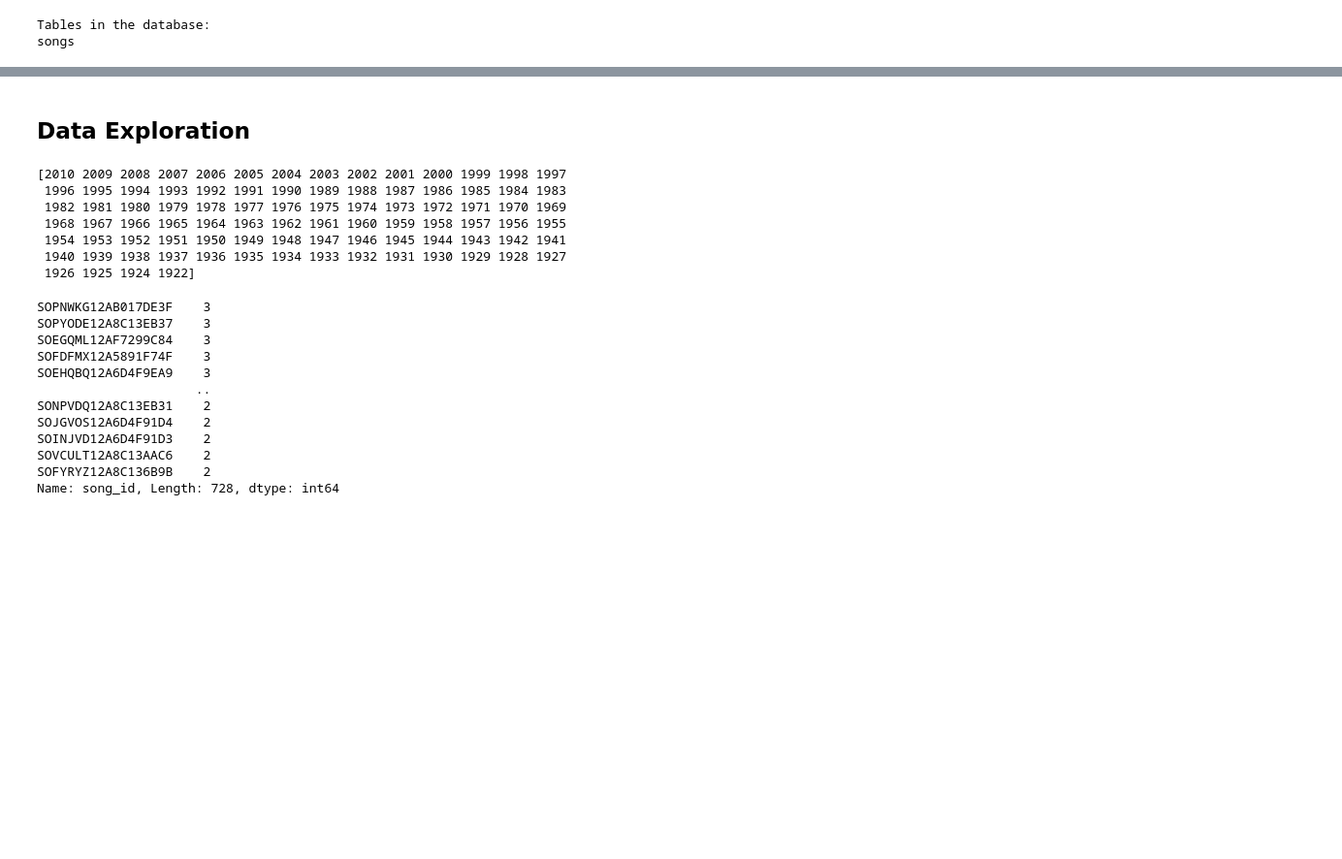
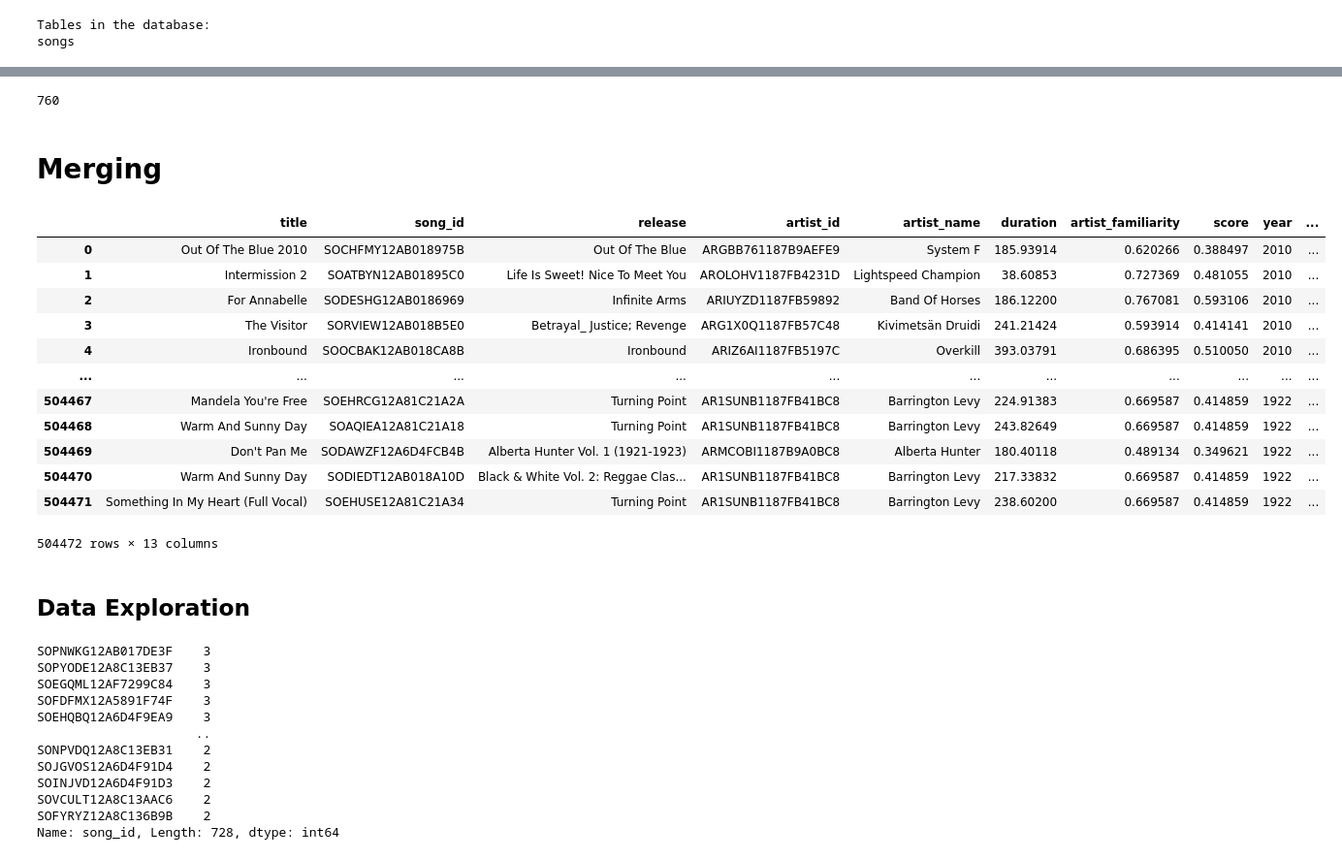
Before and after one commit to majb90/MIS548-Group-6, a Jupyter notebook: Code/MIS548-Group6_Final_Draft.ipynb, the cells around one changed output, grey strips where cells are left out. Shown at 97% size. Drawn from its saved outputs; the diff is of its cells as text; code cells hidden in the pictures; blank space fills up the shorter version.

```diff
--- a/Code/MIS548-Group6_Final_Draft.ipynb
+++ b/Code/MIS548-Group6_Final_Draft.ipynb
@@ -156,0 +596,37 @@ df
+# %%
+# Get all distinct values in the 'term' column
+distinct_term = df_artist_term['term'].unique()
+
+# Display the result
+print(len(distinct_term))
+# %% [output]
+760
+# %% [markdown]
+# Merging
+# %%
+# Assuming you have the DataFrames songs_df and df_artist_term
+# Merge df_artist_term to songs_df based on the 'artist_id' column
+merged_df = pd.merge(songs_df, df_artist_term[['artist_id', 'term']], on='artist_id', how='left')
+
+# If there are multiple rows with the same 'artist_id' in df_artist_term, this will bring in the first occurrence.
+# If you want to bring in the last occurrence, you can use how='right' instead of how='left'.
+
+# If you want to modify the original DataFrame in place, you can use the 'inplace' parameter:
+# songs_df = pd.merge(songs_df, df_artist_term[['artist_id', 'term']], on='artist_id', how='left')
+
+# Display the resulting DataFrame
+merged_df
+# %% [output]
+|  | title | song_id | release | artist_id | artist_name | duration | artist_familiarity | score | year | ... |
+| 0 | Out Of The Blue 2010 | SOCHFMY12AB018975B | Out Of The Blue | ARGBB761187B9AEFE9 | System F | 185.93914 | 0.620266 | 0.388497 | 2010 | ... |
+| 1 | Intermission 2 | SOATBYN12AB01895C0 | Life Is Sweet! Nice To Meet You | AROLOHV1187FB4231D | Lightspeed Champion | 38.60853 | 0.727369 | 0.481055 | 2010 | ... |
+| 2 | For Annabelle | SODESHG12AB0186969 | Infinite Arms | ARIUYZD1187FB59892 | Band Of Horses | 186.12200 | 0.767081 | 0.593106 | 2010 | ... |
+| 3 | The Visitor | SORVIEW12AB018B5E0 | Betrayal_ Justice; Revenge | ARG1X0Q1187FB57C48 | Kivimetsän Druidi | 241.21424 | 0.593914 | 0.414141 | 2010 | ... |
+| 4 | Ironbound | SOOCBAK12AB018CA8B | Ironbound | ARIZ6AI1187FB5197C | Overkill | 393.03791 | 0.686395 | 0.510050 | 2010 | ... |
+| ... | ... | ... | ... | ... | ... | ... | ... | ... | ... | ... |
+| 504467 | Mandela You're Free | SOEHRCG12A81C21A2A | Turning Point | AR1SUNB1187FB41BC8 | Barrington Levy | 224.91383 | 0.669587 | 0.414859 | 1922 | ... |
+| 504468 | Warm And Sunny Day | SOAQIEA12A81C21A18 | Turning Point | AR1SUNB1187FB41BC8 | Barrington Levy | 243.82649 | 0.669587 | 0.414859 | 1922 | ... |
+| 504469 | Don't Pan Me | SODAWZF12A6D4FCB4B | Alberta Hunter Vol. 1 (1921-1923) | ARMCOBI1187B9A0BC8 | Alberta Hunter | 180.40118 | 0.489134 | 0.349621 | 1922 | ... |
+| 504470 | Warm And Sunny Day | SODIEDT12AB018A10D | Black & White Vol. 2: Reggae Clas... | AR1SUNB1187FB41BC8 | Barrington Levy | 217.33832 | 0.669587 | 0.414859 | 1922 | ... |
+| 504471 | Something In My Heart (Full Vocal) | SOEHUSE12A81C21A34 | Turning Point | AR1SUNB1187FB41BC8 | Barrington Levy | 238.60200 | 0.669587 | 0.414859 | 1922 | ... |
+504472 rows × 13 columns
@@ -157,19 +641,5 @@ df
 # %% [markdown]
 ## Data Exploration
-# %%
-# Get all distinct values in the 'year' column
-distinct_years = df['year'].unique()
-
-# Display the result
-print(distinct_years)
-# %% [output]
-[2010 2009 2008 2007 2006 2005 2004 2003 2002 2001 2000 1999 1998 1997
- 1996 1995 1994 1993 1992 1991 1990 1989 1988 1987 1986 1985 1984 1983
- 1982 1981 1980 1979 1978 1977 1976 1975 1974 1973 1972 1971 1970 1969
- 1968 1967 1966 1965 1964 1963 1962 1961 1960 1959 1958 1957 1956 1955
- 1954 1953 1952 1951 1950 1949 1948 1947 1946 1945 1944 1943 1942 1941
- 1940 1939 1938 1937 1936 1935 1934 1933 1932 1931 1930 1929 1928 1927
- 1926 1925 1924 1922]
 # %%
 # Group by 'song_id' and count occurrences
 song_id_counts = df['song_id'].value_counts()
```
Also changed, not shown: parts of 60 cells of this notebook.
